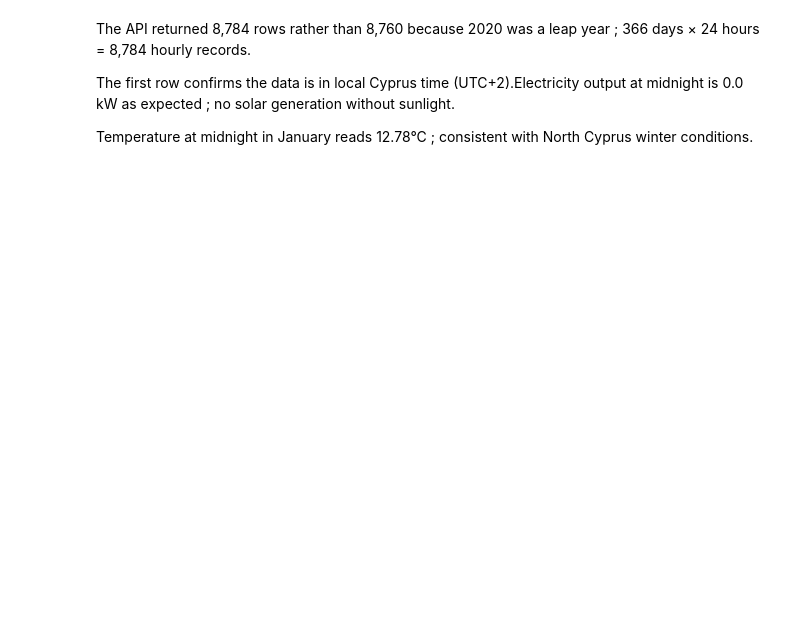
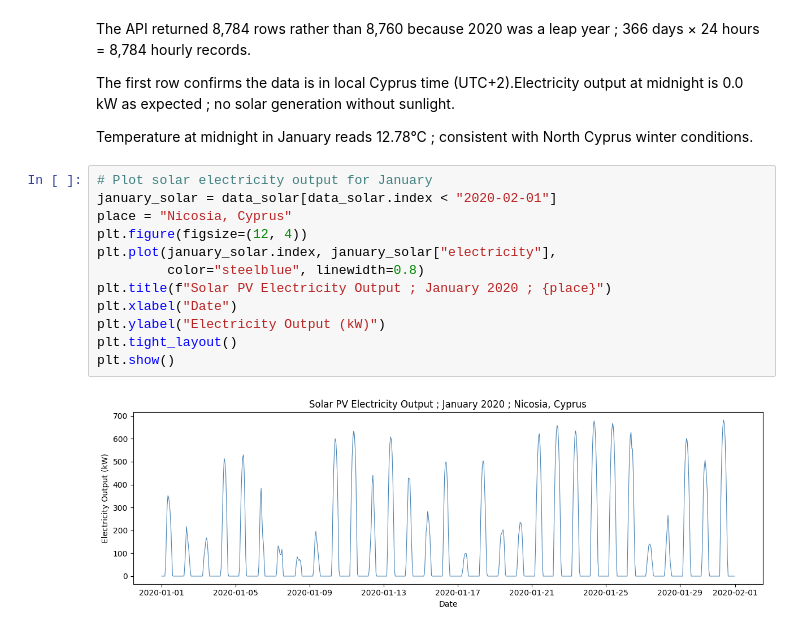
Before and after one commit to NATASHA-ct/renewables-ninja-solar-wind-analysis, a Jupyter notebook: notebooks/01_fetch_solar_data.ipynb, the cells around one changed output. Drawn from its saved outputs; the diff is of its cells as text; blank space fills up the shorter version.

```diff
--- a/notebooks/01_fetch_solar_data.ipynb
+++ b/notebooks/01_fetch_solar_data.ipynb
@@ -196,3 +196,17 @@ The API returned 8,784 rows rather than 8,760 because 2020 was a leap year ; 366
 The first row confirms the data is in local Cyprus time (UTC+2).Electricity output at midnight is 0.0 kW as expected ; no solar generation without sunlight.
 
 Temperature at midnight in January reads 12.78°C ; consistent with North Cyprus winter conditions.
+# %%
+# Plot solar electricity output for January
+january_solar = data_solar[data_solar.index < "2020-02-01"]
+place = "Nicosia, Cyprus"
+plt.figure(figsize=(12, 4))
+plt.plot(january_solar.index, january_solar["electricity"],
+         color="steelblue", linewidth=0.8)
+plt.title(f"Solar PV Electricity Output ; January 2020 ; {place}")
+plt.xlabel("Date")
+plt.ylabel("Electricity Output (kW)")
+plt.tight_layout()
+plt.show()
+# %% [output]
+[figure, added]
```
Also changed, not shown: 1 other file.
